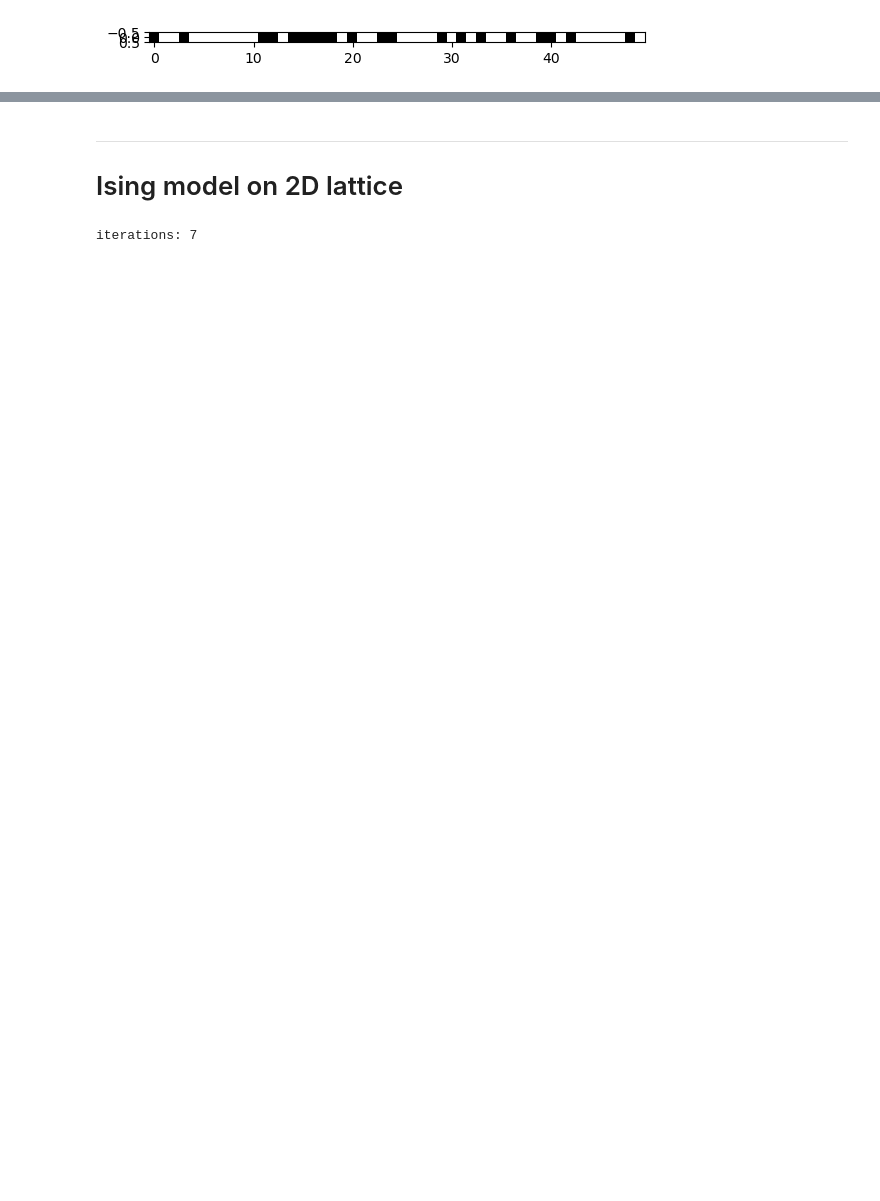
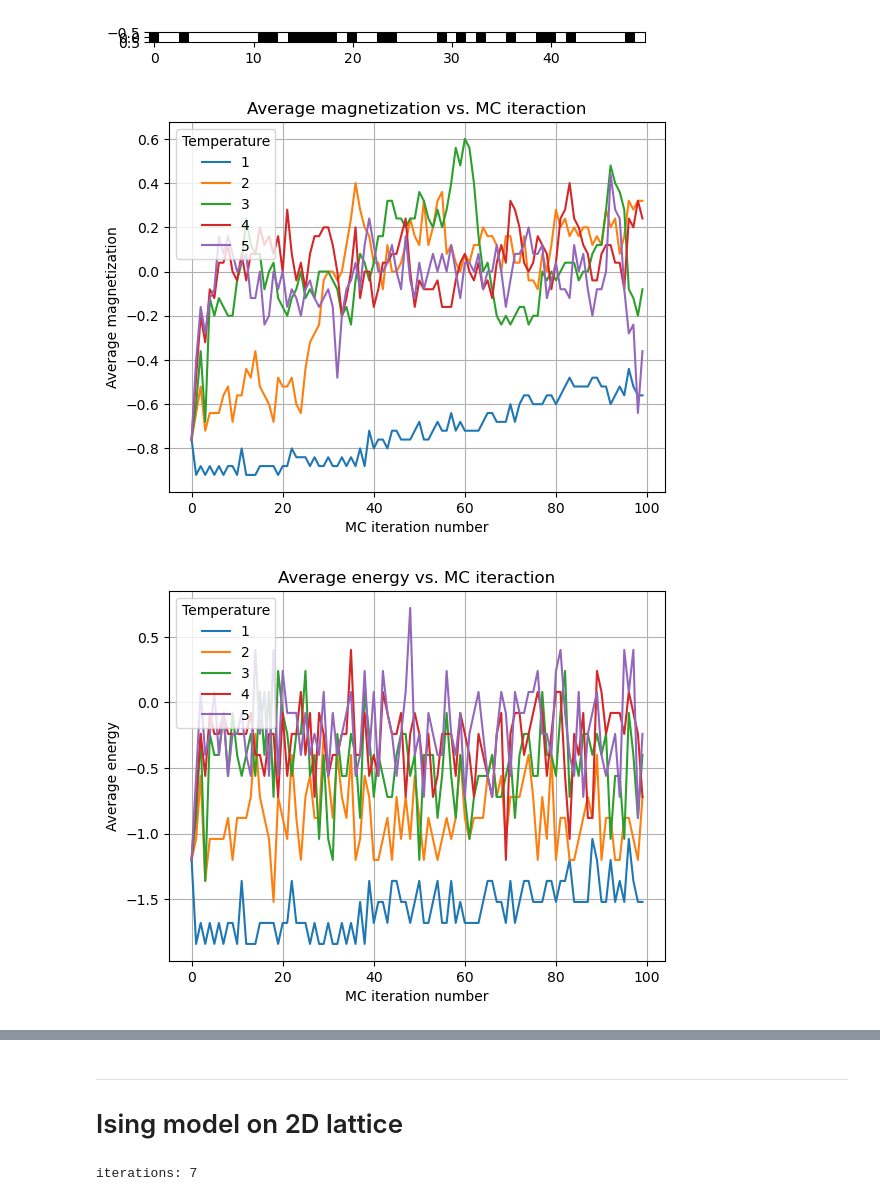
Before and after one commit to thxthuds/Ising_Model_Project, a Jupyter notebook: project_ideas.ipynb, the cells around one changed output, grey strips where cells are left out. Saved outputs shown, nothing was run; the diff lists cells and outputs as text; code cells hidden in the pictures; blank space fills up the shorter version.

```diff
--- a/project_ideas.ipynb
+++ b/project_ideas.ipynb
@@ -144,3 +144,56 @@ HTML(animation.to_jshtml())
 iterations: 5
 [interactive output not drawn]
 [figure]
+# %%
+# Plot average energy vs MC iteration for various temperatures.
+# Start with a random state with 75% spins down (anti-aligned with external field).
+temps = np.arange(1, 6, 1)
+total_iter = 100
+all_iter = []
+all_mag, all_energies = [], []
+dim = 50
+chain1d = np.random.choice([-1, 1], size=dim, p=[0.75, 0.25])
+
+for temp in temps:
+    Ising_chain = Ising1D(T=temp, J=1, H=0.0)
+    np.random.seed(0)
+    iteration = np.arange(0, total_iter)
+    avg_mag, avg_energy = [], []
+
+    prev = chain1d
+    for i in range(total_iter):
+        current = Ising_chain.update_spins(prev)
+        avg_mag.append(Ising_chain.net_magnetization(prev) / dim)
+        avg_energy.append(Ising_chain.net_energy(prev) / dim)
+        prev = current
+
+    all_iter.append(iteration)
+    all_mag.append(avg_mag)
+    all_energies.append(avg_energy)
+
+plt.figure(0)
+for i in range(len(all_iter)):
+    temp = temps[i]
+    plt.plot(all_iter[i], all_mag[i], label=str(temp))
+
+plt.xlabel('MC iteration number')
+plt.ylabel('Average magnetization')
+plt.title('Average magnetization vs. MC iteraction')
+plt.grid()
+plt.legend(title="Temperature")
+plt.show()
+
+plt.figure(1)
+for i in range(len(all_iter)):
+    temp = temps[i]
+    plt.plot(all_iter[i], all_energies[i], label=str(temp))
+
+plt.xlabel('MC iteration number')
+plt.ylabel('Average energy')
+plt.title('Average energy vs. MC iteraction')
+plt.grid()
+plt.legend(title="Temperature")
+plt.show()
+# %% [output]
+[figure, added]
+[figure, added]
```
Also changed, not shown: parts of 7 cells of this notebook.
